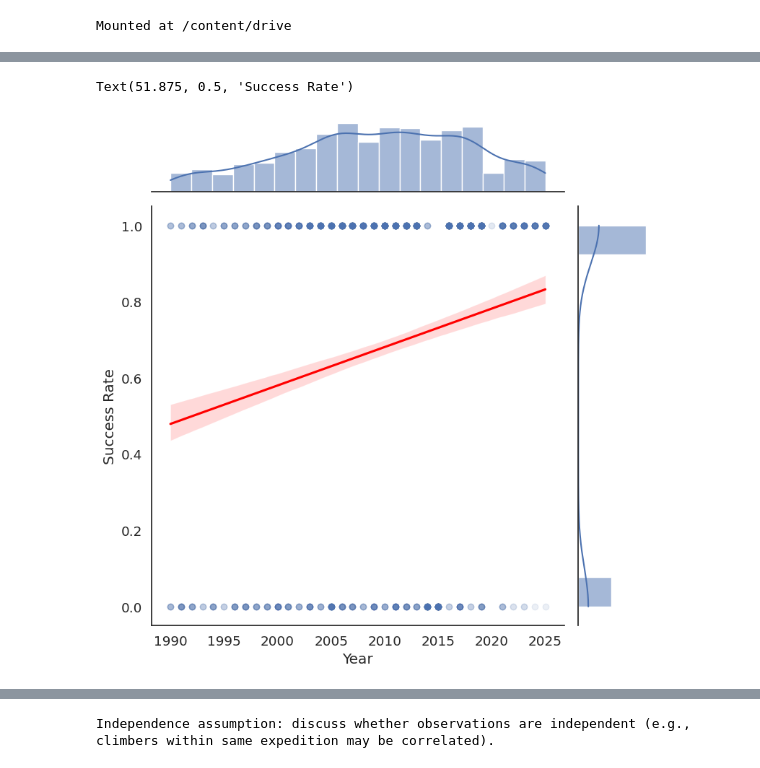
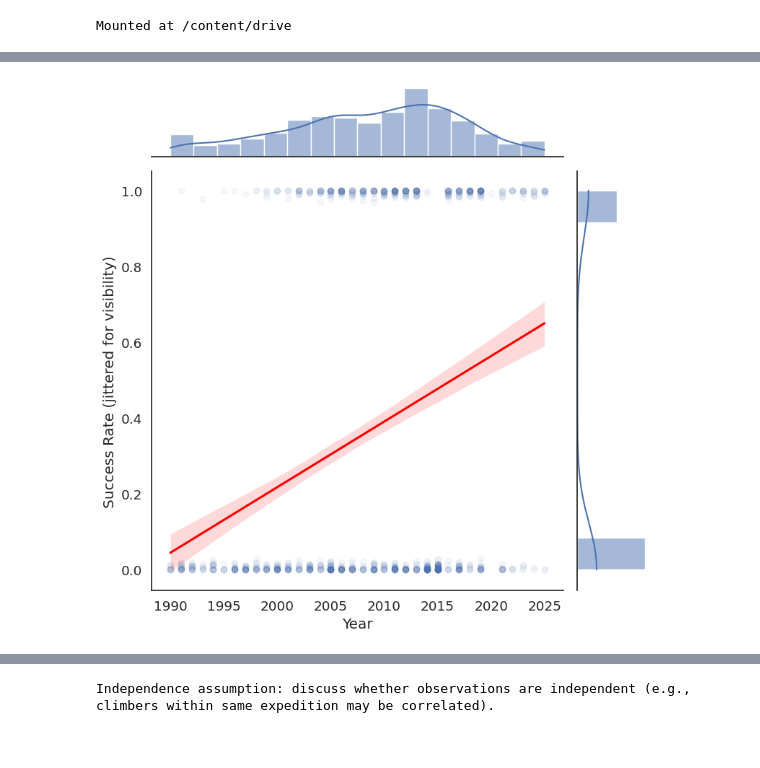
Before and after one commit to snig-17/QM-GRUNGE, a Jupyter notebook: year_season.ipynb, the cells around one changed output, grey strips where cells are left out. Drawn from its saved outputs; the diff is of its cells as text; code cells hidden in the pictures.

```diff
--- a/year_season.ipynb
+++ b/year_season.ipynb
@@ -94,17 +95,45 @@ plt.show()
-# %%
-#(B)Jointplot
-sns.jointplot(
-    data=df,#plot a scatterplot with a regression line and two histograms
-    x="Year",
-    y="success_rate",
-    kind="reg",
-    scatter_kws=dict(alpha=0.05),
-    line_kws=dict(color="red"),
-    height=8
-)
-
-plt.xlabel('Year') # add a label to the x axis
-plt.ylabel('Success Rate') # add a label to the y axis
-# %% [output]
-Text(51.875, 0.5, 'Success Rate')
-[figure, removed]
+# %%
+#(B)Jointplot
+
+# keep only what you need (add Smtrs and group_size if you have them)
+df = df[["Yr/Seas", "success_rate"]].copy()
+
+# year from Yr/Seas
+df["Year"] = df["Yr/Seas"].str.extract(r"(\d{4})").astype(int)
+
+# success_rate to numeric
+df["success_rate"] = pd.to_numeric(df["success_rate"], errors="coerce")
+
+# drop missing
+df = df.dropna(subset=["Year", "success_rate"]).copy()
+
+# success_rate should be a proportion, so keep sensible values
+# (if your calculation occasionally produces >1 due to data issues, drop those rows)
+df = df[(df["success_rate"] >= 0) & (df["success_rate"] <= 1)].copy()
+
+
+
+import seaborn as sns
+import matplotlib.pyplot as plt
+
+df_plot = df.copy()
+df_plot["success_rate_jitter"] = np.clip(
+    df_plot["success_rate"] + np.random.normal(0, 0.01, size=len(df_plot)),
+    0, 1
+)
+
+sns.jointplot(
+    data=df_plot,
+    x="Year",
+    y="success_rate_jitter",
+    kind="reg",
+    scatter_kws=dict(alpha=0.05),
+    line_kws=dict(color="red"),
+    height=8
+)
+
+plt.xlabel("Year")
+plt.ylabel("Success Rate (jittered for visibility)")
+plt.show()
+# %% [output]
+[figure, added]
```
Also changed, not shown: parts of 18 cells of this notebook.
